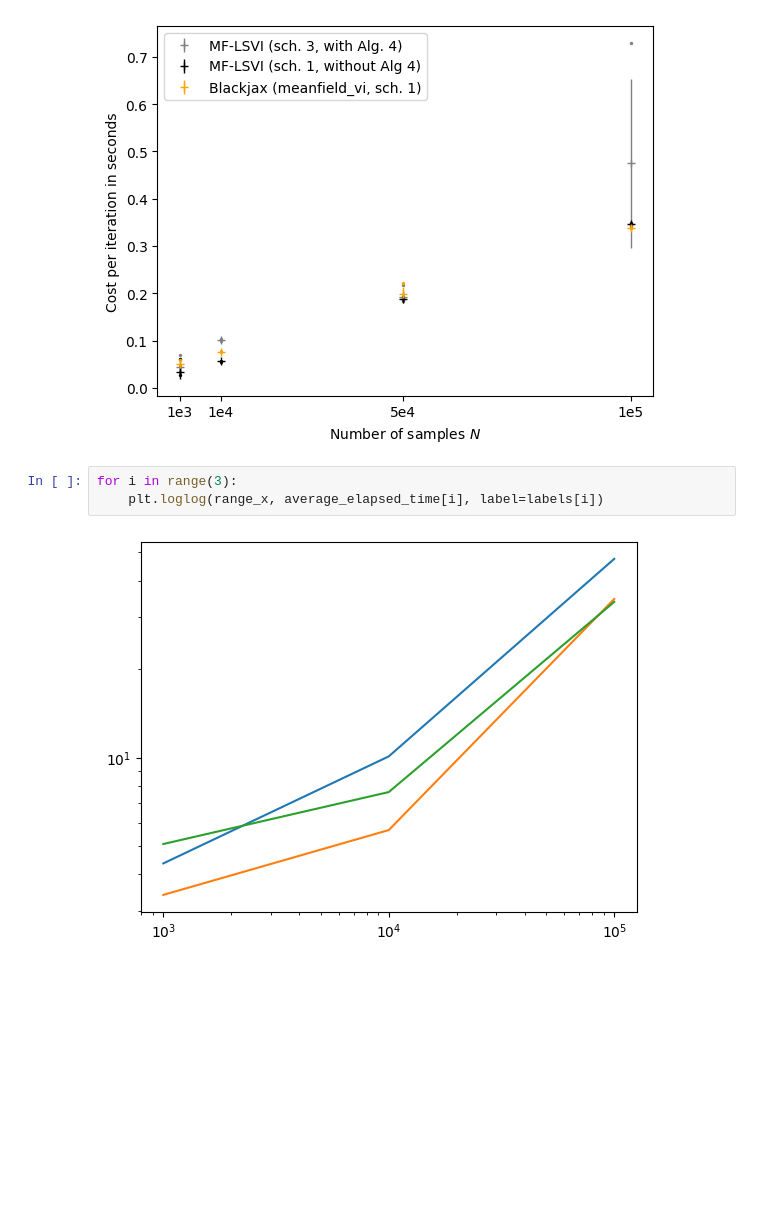
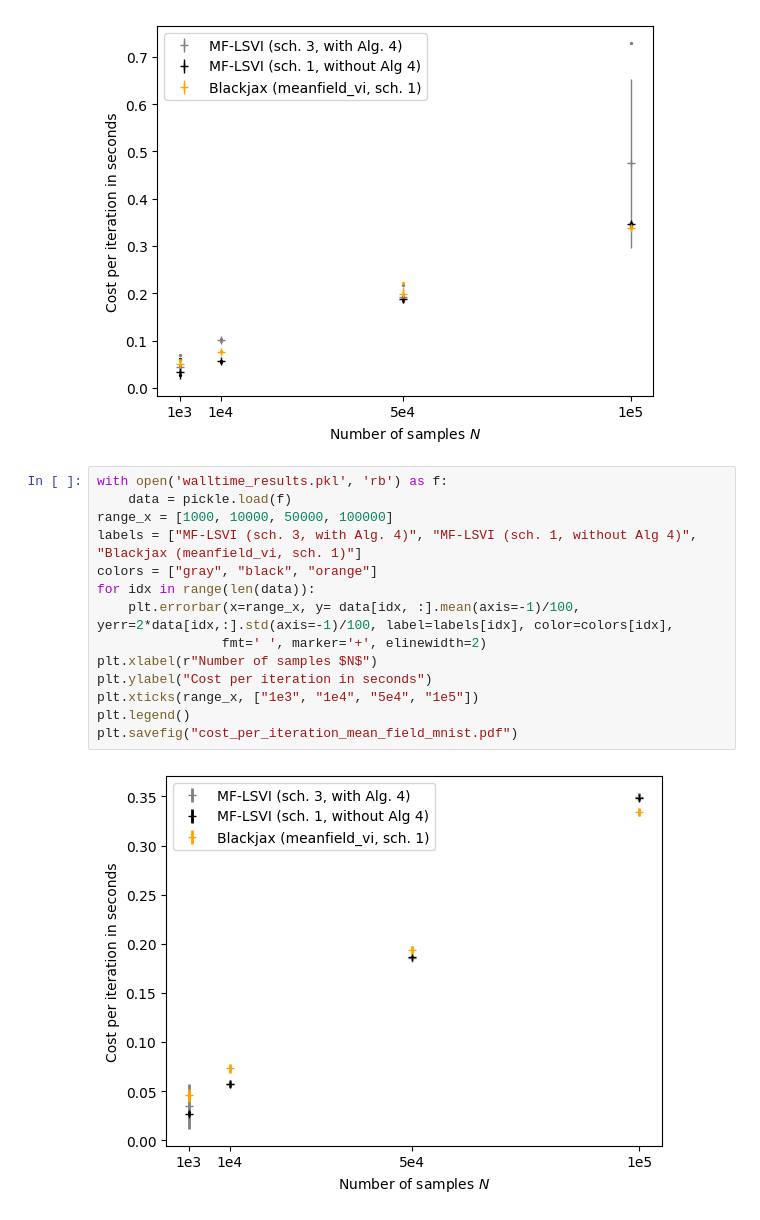
Before and after one commit to ylefay/LSVI, a Jupyter notebook: LSVI/experiments/logisticRegression/mnist/plot_walltime.ipynb, the cells around one changed output. Saved outputs shown, nothing was run; the diff lists cells and outputs as text; blank space fills up the shorter version.

```diff
--- a/LSVI/experiments/logisticRegression/mnist/plot_walltime.ipynb
+++ b/LSVI/experiments/logisticRegression/mnist/plot_walltime.ipynb
@@ -53,7 +19,18 @@ plt.savefig("cost_per_iteration_mean_field_mnist.pdf")
 # %% [output]
 [figure]
 # %%
-for i in range(3):
-    plt.loglog(range_x, average_elapsed_time[i], label=labels[i])
+with open('walltime_results.pkl', 'rb') as f:
+    data = pickle.load(f)
+range_x = [1000, 10000, 50000, 100000]
+labels = ["MF-LSVI (sch. 3, with Alg. 4)", "MF-LSVI (sch. 1, without Alg 4)", "Blackjax (meanfield_vi, sch. 1)"]
+colors = ["gray", "black", "orange"]
+for idx in range(len(data)):
+    plt.errorbar(x=range_x, y= data[idx, :].mean(axis=-1)/100, yerr=2*data[idx,:].std(axis=-1)/100, label=labels[idx], color=colors[idx],
+                fmt=' ', marker='+', elinewidth=2)
+plt.xlabel(r"Number of samples $N$")
+plt.ylabel("Cost per iteration in seconds")
+plt.xticks(range_x, ["1e3", "1e4", "5e4", "1e5"])
+plt.legend()
+plt.savefig("cost_per_iteration_mean_field_mnist.pdf")
 # %% [output]
-[figure, old version]
+[figure, new version]
```
Also changed, not shown: parts of 3 cells of this notebook, 14 other files.
